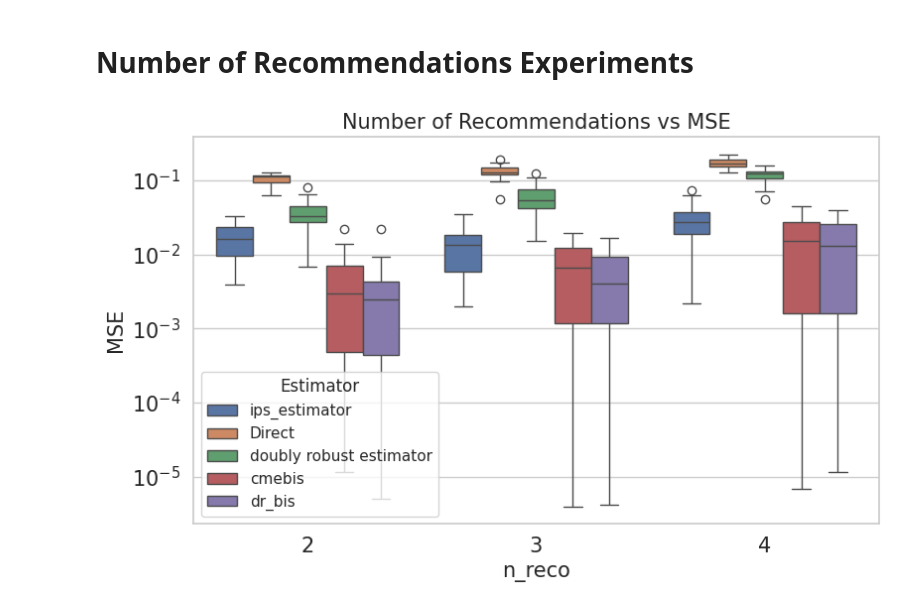
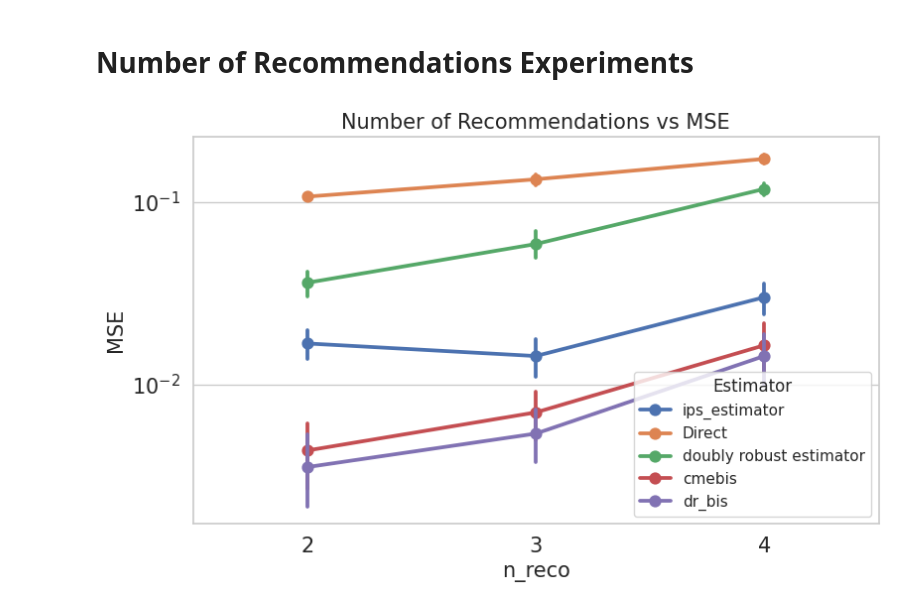
Before and after one commit to houssamzenati/counterfactual-policy-mean-embedding, a Jupyter notebook: src/policy_evaluation/Plot_Simulation_Results.ipynb, the cells around one changed output. Drawn from its saved outputs; the diff is of its cells as text; code cells hidden in the pictures.

Commit message:
plots

```diff
--- a/src/policy_evaluation/Plot_Simulation_Results.ipynb
+++ b/src/policy_evaluation/Plot_Simulation_Results.ipynb
@@ -87,13 +85,0 @@ plt.show()
-# %%
-# Plotting results
-sns.set(style="whitegrid")
-plt.figure(figsize=(8, 5))
-sns.pointplot(
-    data=full_results, x="context_dim", y="MSE", hue="Estimator"
-    # , marker="o"
-)
-plt.yscale("log")
-plt.title("Number of Context vs MSE")
-plt.tight_layout()
-ApplyFont(plt.gca(), xlabel_text_size = 15.0, ylabel_text_size = 15.0, title_text_size = 15.0, ticks_text_size = 15,)
-plt.show()
@@ -124,13 +121,0 @@ plt.show()
-# %%
-# Plotting results
-sns.set(style="whitegrid")
-plt.figure(figsize=(8, 5))
-sns.pointplot(
-    data=full_results, x="alpha_multiplier", y="MSE", hue="Estimator"
-    # , marker="o"
-)
-plt.yscale("log")
-plt.title("MSE under domain shift")
-plt.tight_layout()
-ApplyFont(plt.gca(), xlabel_text_size = 15.0, ylabel_text_size = 15.0, title_text_size = 15.0, ticks_text_size = 15,)
-plt.show()
@@ -141,17 +124,31 @@ plt.show()
 # %%
 full_results = pd.read_csv(r"Results/OPE_n_recommendations_result_n_reco_2_to_4.csv")
 SetPlotRC()
+
+# # Plotting results
+# sns.set(style="whitegrid")
+# plt.figure(figsize=(8, 5))
+# sns.boxplot(
+#     data=full_results, x="n_reco", y="MSE", hue="Estimator"
+#     # , marker="o"
+# )
+# plt.yscale("log")
+# plt.title("Number of Recommendations vs MSE")
+# plt.tight_layout()
+# ApplyFont(plt.gca(), xlabel_text_size = 15.0, ylabel_text_size = 15.0, title_text_size = 15.0, ticks_text_size = 15,)
+# plt.show()
+
 # Plotting results
 sns.set(style="whitegrid")
 plt.figure(figsize=(8, 5))
-sns.boxplot(
+sns.pointplot(
     data=full_results, x="n_reco", y="MSE", hue="Estimator"
     # , marker="o"
 )
 plt.yscale("log")
 plt.title("Number of Recommendations vs MSE")
 plt.tight_layout()
 ApplyFont(plt.gca(), xlabel_text_size = 15.0, ylabel_text_size = 15.0, title_text_size = 15.0, ticks_text_size = 15,)
 plt.show()
 # %% [output]
-[figure, old version]
+[figure, new version]
```
Also changed, not shown: parts of 7 cells of this notebook.
